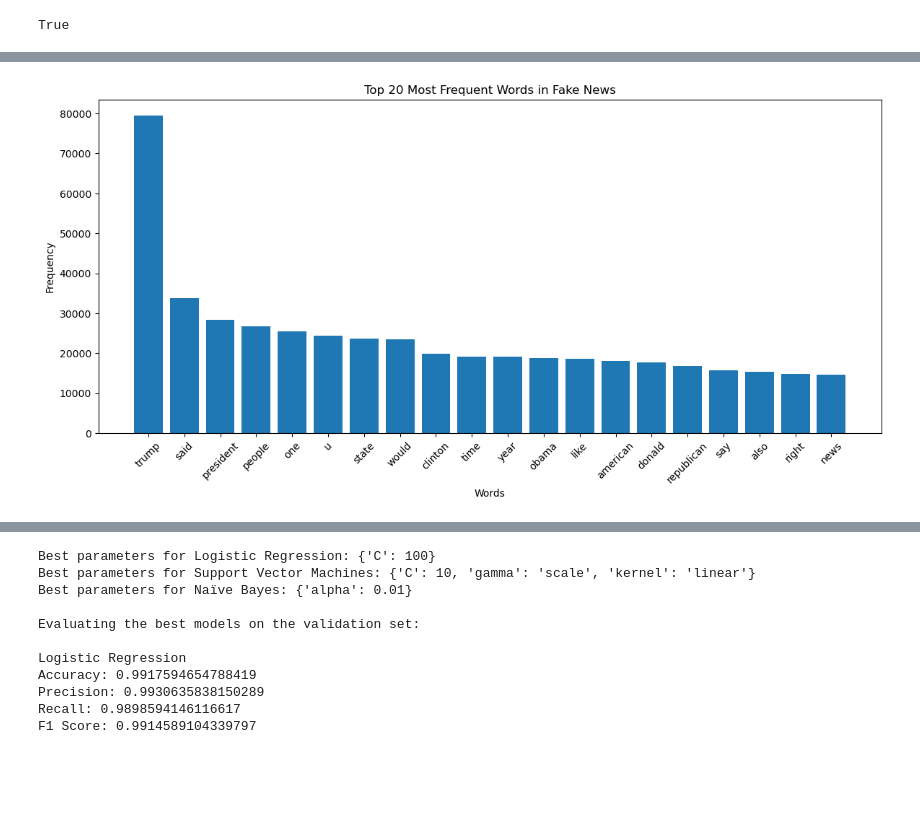
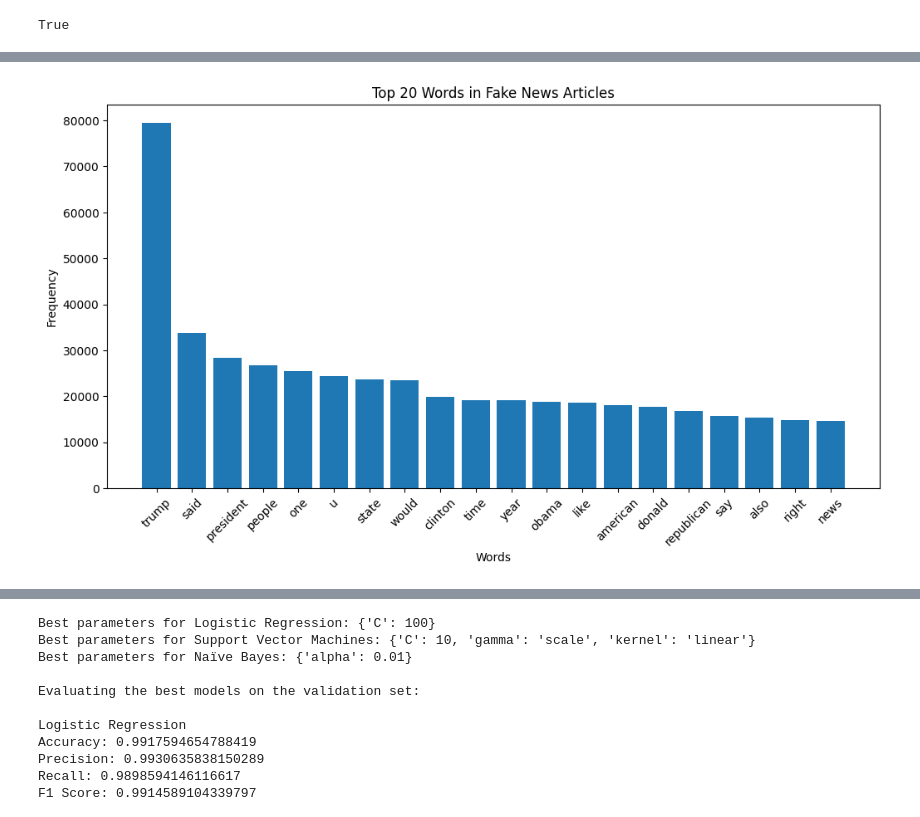
Before and after one commit to ivan00105/Seem2460-Final-Project, a Jupyter notebook: test.ipynb, the cells around one changed output, grey strips where cells are left out. Cells and saved outputs as stored; diff of their text form; code cells hidden in the pictures; blank space fills up the shorter version.

```diff
--- a/test.ipynb
+++ b/test.ipynb
@@ -35,27 +47,24 @@ True
 # %%
 fake_df = pd.read_csv('Fake.csv')
 true_df = pd.read_csv('True.csv')
+
 # Add labels to the datasets
 fake_df['label'] = 0
 true_df['label'] = 1
 
-# Combine the datasets
-# news_df = pd.concat([fake_df, true_df], ignore_index=True)
-
-
-
-# Define a function to preprocess the text data
+# Preprocess the text data
 def preprocess_text(text):
     text = re.sub(r'\W', ' ', text.lower())  # Remove non-word characters and convert to lowercase
     words = text.split()
     words = [WordNetLemmatizer().lemmatize(word) for word in words if word not in set(stopwords.words('english'))]  # Remove stopwords and lemmatize
     return ' '.join(words)
 
-# Preprocess the text data for both fake_df and true_df
+# Preprocess the text data for fake_df and true_df
 fake_df['processed_text'] = fake_df['text'].apply(preprocess_text)
 true_df['processed_text'] = true_df['text'].apply(preprocess_text)
 
-# Preprocess the text data
-# news_df['processed_text'] = news_df['text'].apply(preprocess_text)
 # Combine the datasets
 news_df = pd.concat([fake_df, true_df], ignore_index=True)
+
+# Shuffle the combined dataset
+news_df = news_df.sample(frac=1, random_state=42).reset_index(drop=True)
@@ -119,59 +98,73 @@ plt.show()
 # %%
-"""
-Visualize the most frequent words
-"""
-def get_most_common_words(df, n=20):
-    all_text = ' '.join(df['processed_text'].values)
-    words = all_text.split()
-    most_common_words = Counter(words).most_common(n)
-    return most_common_words
+"""Top frequent words by class"""
+def get_top_n_words(corpus, n=None):
+    # Combine all texts in the corpus
+    all_words = ' '.join(corpus).split()
 
-def plot_most_common_words(most_common_words, title):
-    words, counts = zip(*most_common_words)
-    plt.figure(figsize=(14, 6))
-    plt.bar(words, counts)
-    plt.title(title)
-    plt.xlabel('Words')
-    plt.ylabel('Frequency')
-    plt.xticks(rotation=45)
-    plt.show()
+    # Count the occurrences of each word
+    word_freqs = Counter(all_words)
 
-# Most frequent words in fake news
-most_common_fake_words = get_most_common_words(fake_df, n=20)
-plot_most_common_words(most_common_fake_words, 'Top 20 Most Frequent Words in Fake News')
+    # Get the n most common words
+    top_n_words = word_freqs.most_common(n)
 
-# Most frequent words in real news
-most_common_real_words = get_most_common_words(true_df, n=20)
-plot_most_common_words(most_common_real_words, 'Top 20 Most Frequent Words in Real News')
+    return top_n_words
 
-"""
-Visualize text length distribution
-"""
-# Add a column for text length
+# Set the number of top words to display
+n_top_words = 20
+
+# Get the top 20 words for fake and real news separately
+top_fake_words = get_top_n_words(fake_df['processed_text'], n_top_words)
+top_real_words = get_top_n_words(true_df['processed_text'], n_top_words)
+
+# New DataFrame for each class
+fake_words_df = pd.DataFrame(top_fake_words, columns=['word', 'frequency'])
+real_words_df = pd.DataFrame(top_real_words, columns=['word', 'frequency'])
+
+# Plot the top words for fake news
+plt.figure(figsize=(12, 6))
+plt.bar(fake_words_df['word'], fake_words_df['frequency'])
+plt.xlabel('Words')
+plt.ylabel('Frequency')
+plt.title('Top {} Words in Fake News Articles'.format(n_top_words))
+plt.xticks(rotation=45)
+plt.show()
+
+# Plot the top words for real news
+plt.figure(figsize=(12, 6))
+plt.bar(real_words_df['word'], real_words_df['frequency'])
+plt.xlabel('Words')
+plt.ylabel('Frequency')
+plt.title('Top {} Words in Real News Articles'.format(n_top_words))
+plt.xticks(rotation=45)
+plt.show()
+
+
+"""Visualize text length distribution"""
+# New column for text length
 news_df['text_length'] = news_df['text'].apply(lambda x: len(x.split()))
 
 # Plot the distribution of text lengths
 plt.figure(figsize=(10, 6))
 sns.histplot(data=news_df, x='text_length', hue='label', kde=True, bins=50)
 plt.xlabel('Text Length')
 plt.ylabel('Count')
 plt.title('Text Length Distribution')
 plt.legend(labels=['Fake', 'Real'])
 plt.show()
 
 """
 Visualize title length distribution
 """
 # Add a column for title length
 news_df['title_length'] = news_df['title'].apply(lambda x: len(x.split()))
 
 # Plot the distribution of title lengths
 plt.figure(figsize=(10, 6))
 sns.histplot(data=news_df, x='title_length', hue='label', kde=True, bins=20)
 plt.xlabel('Title Length')
 plt.ylabel('Count')
 plt.title('Title Length Distribution')
 plt.legend(labels=['Fake', 'Real'])
 plt.show()
 # %% [output]
-[figure, old version]
+[figure, new version]
```
Also changed, not shown: parts of 20 cells of this notebook, 1 other file.
